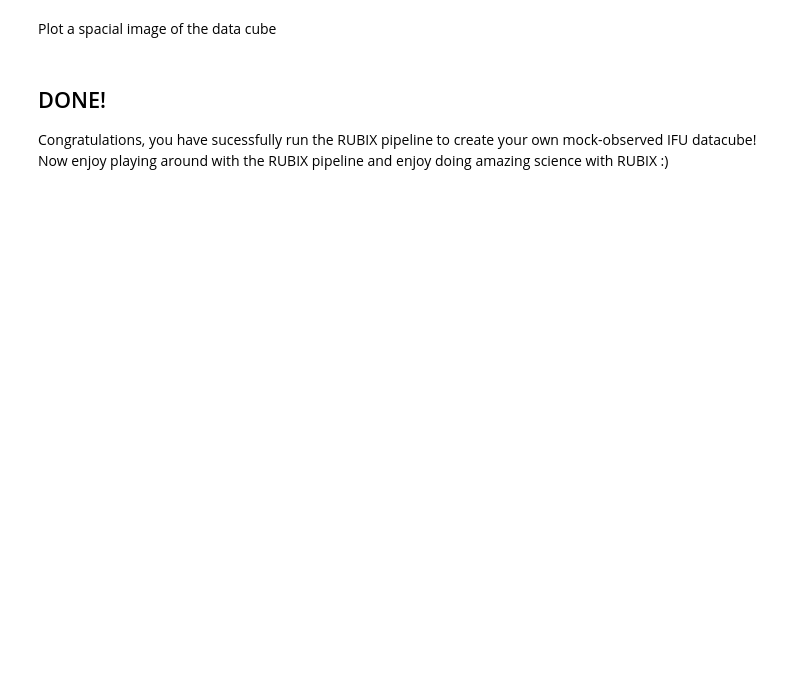
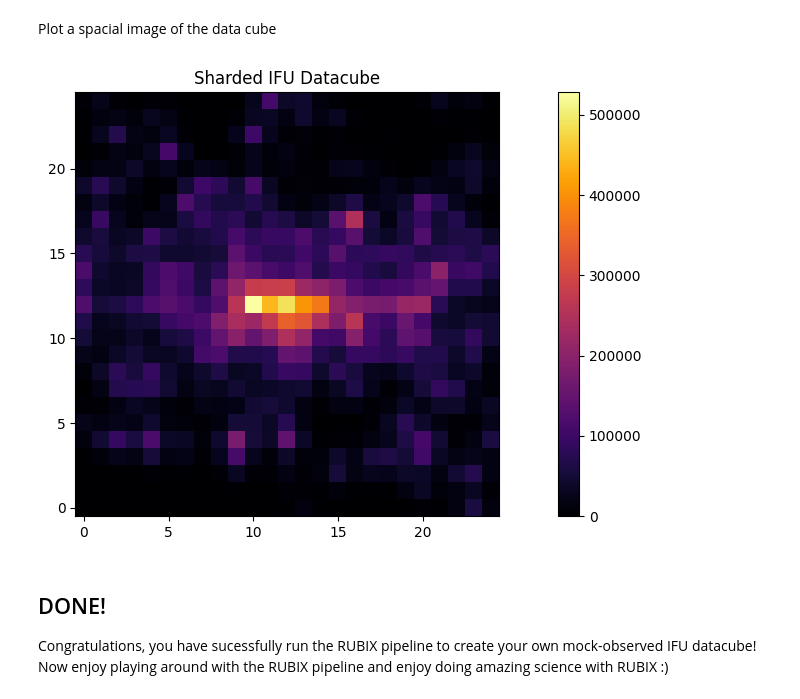
Before and after one commit to AstroAI-Lab/rubix, a Jupyter notebook: notebooks/rubix_pipeline_single_function_shard_map.ipynb, the cells around one changed output. Drawn from its saved outputs; the diff is of its cells as text; code cells hidden in the pictures; blank space fills up the shorter version.

```diff
--- a/notebooks/rubix_pipeline_single_function_shard_map.ipynb
+++ b/notebooks/rubix_pipeline_single_function_shard_map.ipynb
@@ -326,29 +370,26 @@ Plot a spacial image of the data cube
 # %%
 #NBVAL_SKIP
 # get the spectra of the visible wavelengths from the ifu cube
 #visible_spectra = rubixdata.stars.datacube[ :, :, visible_indices[0]]
 #visible_spectra = rubixdata[ :, :, visible_indices[0]]
 sharded_visible_spectra = rubixdata[ :, :, visible_indices[0]]
 #visible_spectra.shape
 
 #image = jnp.sum(visible_spectra, axis=2)
 sharded_image = jnp.sum(sharded_visible_spectra, axis=2)
 
 # Plot side by side
-fig, axes = plt.subplots(1, 2, figsize=(12, 5))
-
-# Original IFU datacube image
-#im0 = axes[0].imshow(image, origin="lower", cmap="inferno")
-axes[0].set_title("Original IFU Datacube")
-#fig.colorbar(im0, ax=axes[0])
+fig, axes = plt.subplots(1, 1, figsize=(12, 5))
 
 # Sharded IFU datacube image
-im1 = axes[1].imshow(sharded_image, origin="lower", cmap="inferno")
-axes[1].set_title("Sharded IFU Datacube")
-fig.colorbar(im1, ax=axes[1])
+im1 = axes.imshow(sharded_image, origin="lower", cmap="inferno")
+axes.set_title("Sharded IFU Datacube")
+fig.colorbar(im1, ax=axes)
 
 plt.tight_layout()
 plt.show()
+# %% [output]
+[figure, added]
 # %% [markdown]
 ## DONE!
 
```
Also changed, not shown: parts of 7 cells of this notebook, 5 other files.
